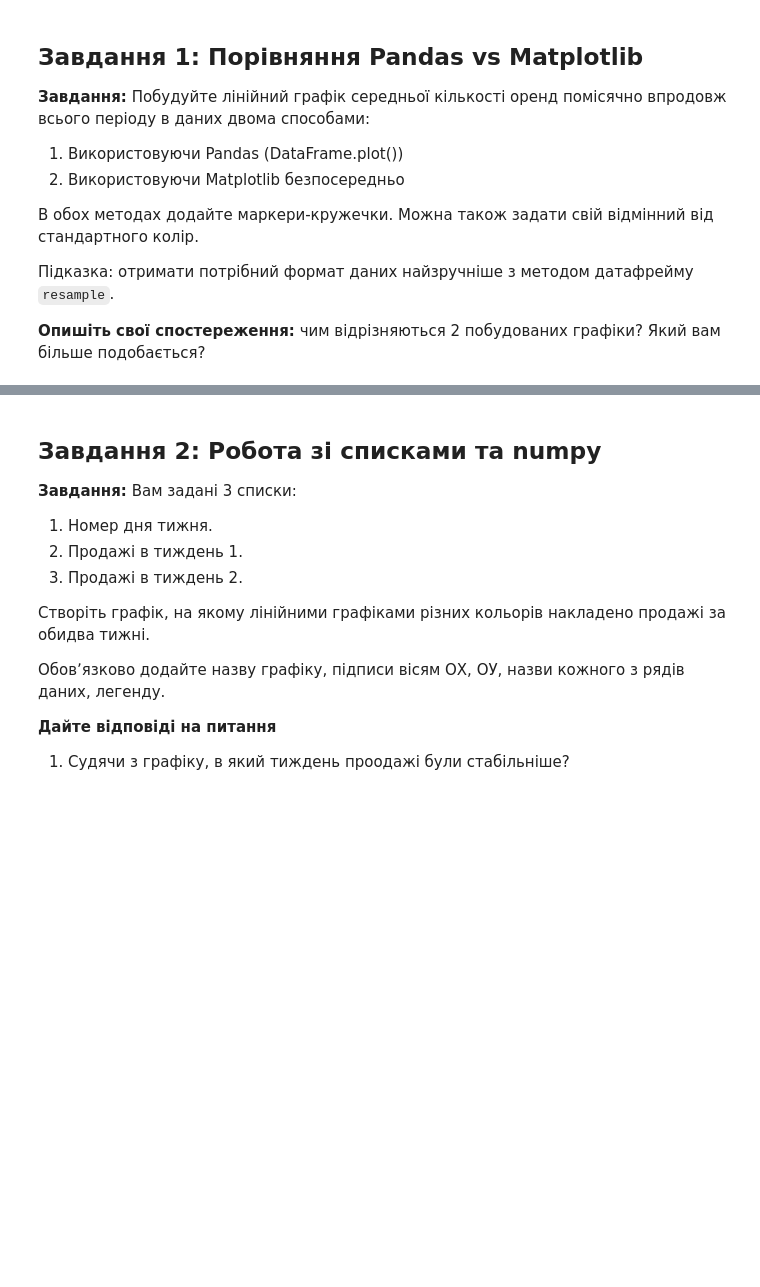
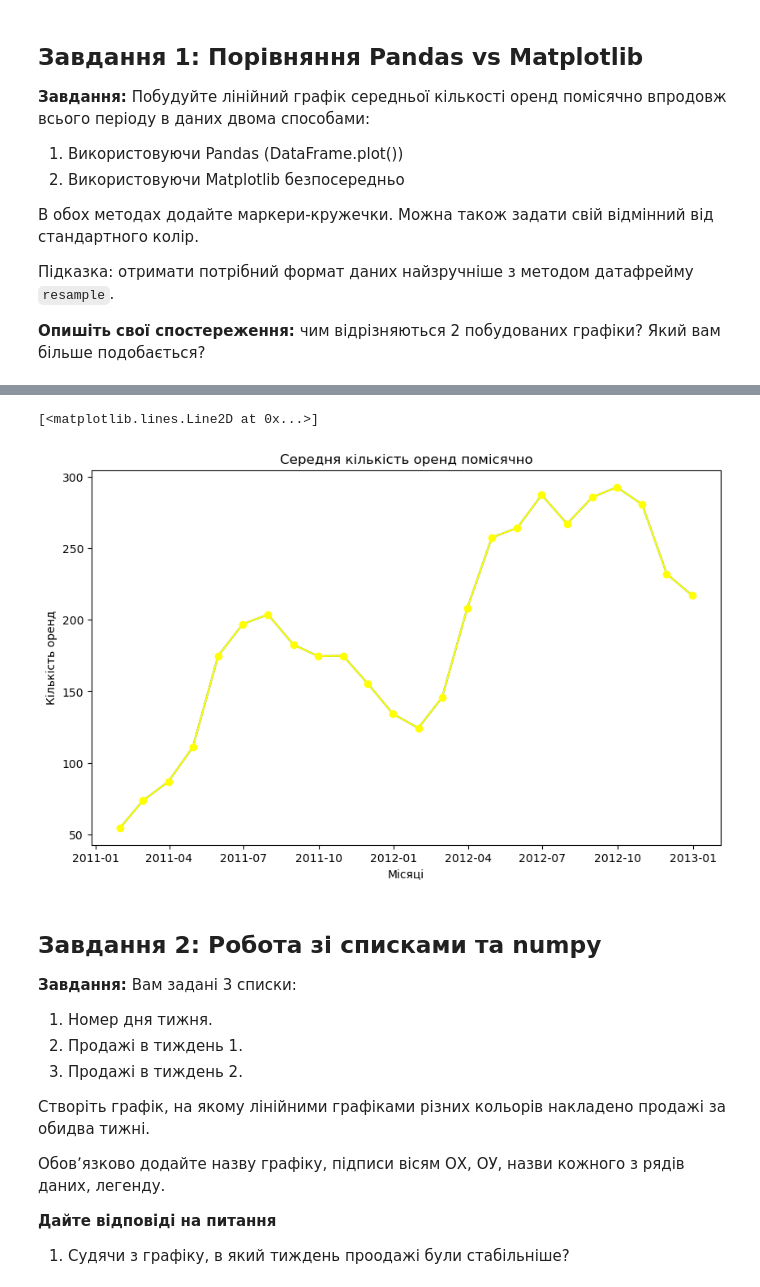
Before and after one commit to LesiaMazurkevych/PythonForDAHomeTask, a Jupyter notebook: HW_11_2_Візуалізація_даних_з_Matplotlib.ipynb, the cells around one changed output, grey strips where cells are left out. Drawn from its saved outputs; the diff is of its cells as text; code cells hidden in the pictures; blank space fills up the shorter version.

```diff
--- a/HW_11_2_Візуалізація_даних_з_Matplotlib.ipynb
+++ b/HW_11_2_Візуалізація_даних_з_Matplotlib.ipynb
@@ -81,0 +112,12 @@ df['day'] = df.index.day
+# %%
+#2 спосіб: Використовуючи Matplotlib безпосередньо
+plt.figure(figsize=(10, 6))
+
+plt.plot(line_chart, label ='mean')
+plt.title('Середня кількість оренд помісячно')
+plt.xlabel('Місяці')
+plt.ylabel('Кількість оренд')
+plt.plot(line_chart, label='mean', color='yellow', marker = 'o')
+# %% [output]
+[<matplotlib.lines.Line2D at 0x...>]
+[figure, added]
```
Also changed, not shown: parts of 9 cells of this notebook.
